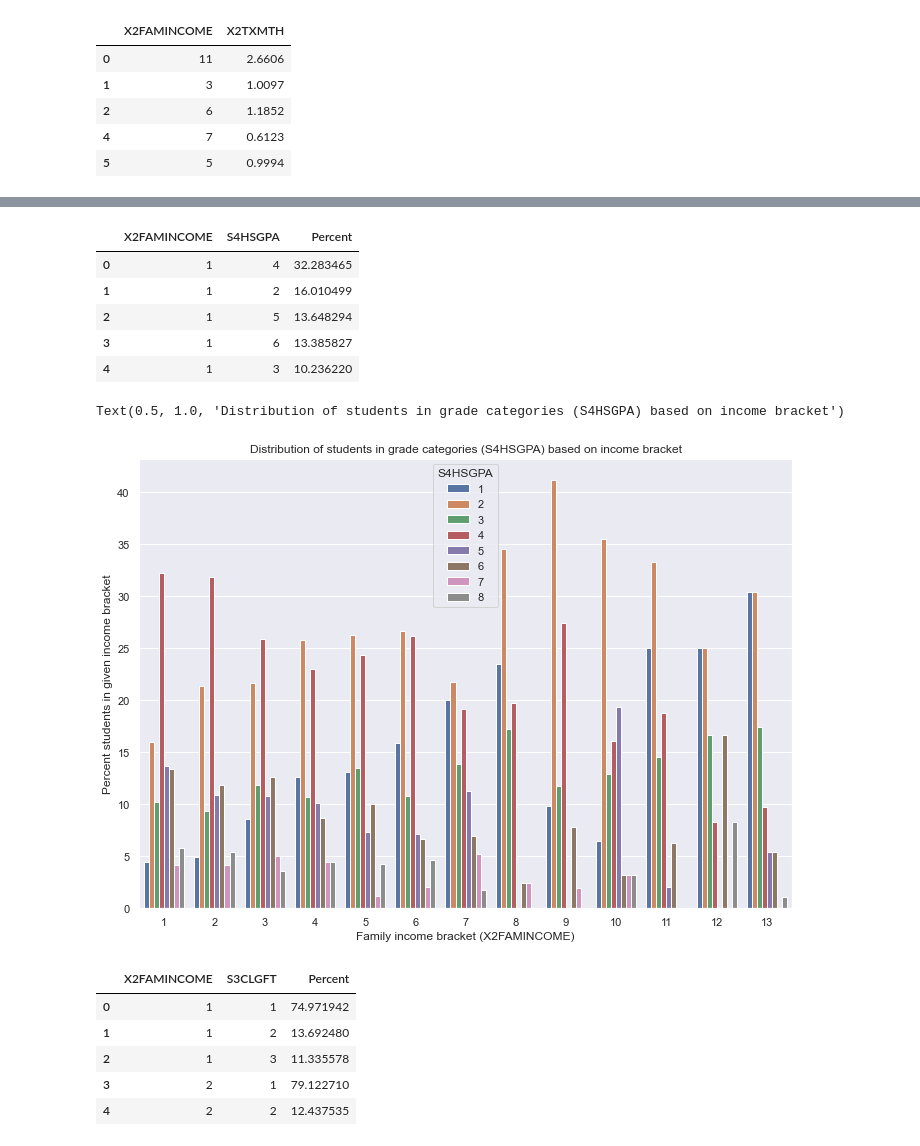
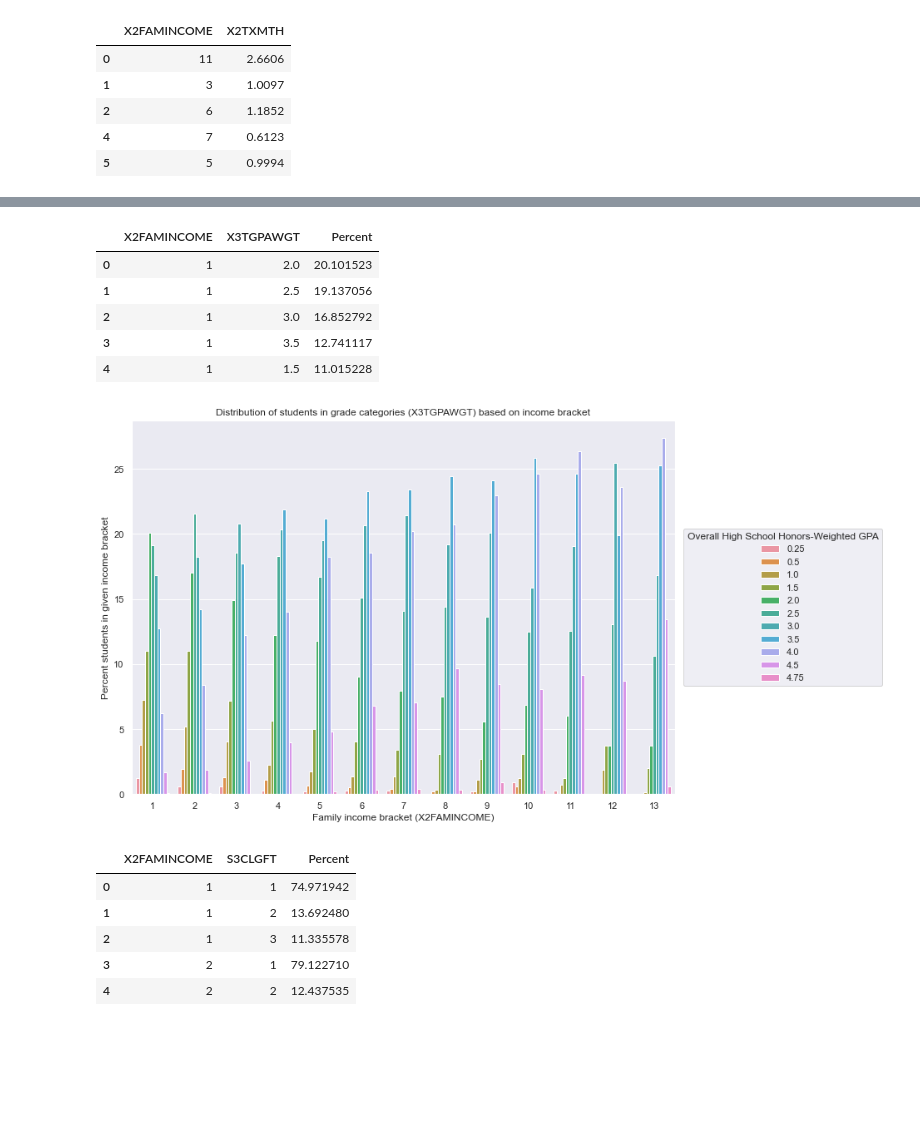
Before and after one commit to adamzuyang/Ursatech-Adam, a Jupyter notebook: HSLS Data Analysis, Academic Performance as Related to Family Income, Poverty, and Race.ipynb, the cells around one changed output, grey strips where cells are left out. Drawn from its saved outputs; the diff is of its cells as text; code cells hidden in the pictures; blank space fills up the shorter version.

Commit message:
get graphs

```diff
--- a/HSLS Data Analysis, Academic Performance as Related to Family Income, Poverty, and Race.ipynb
+++ b/HSLS Data Analysis, Academic Performance as Related to Family Income, Poverty, and Race.ipynb
@@ -101,13 +111,15 @@ sns.set(rc={'figure.figsize':(11.7, 8.27)})
 hsls_student = pd.read_csv('../data/HSLS_2017_Datasets/hsls_17_student.csv',
                            usecols=['STU_ID', 'X1SEX', 'X1RACE', 'X2FAMINCOME', 'X2POVERTY', 'X2TXMTH',
                                     'X2TXMSCR', 'X2TXMQUINT','X2TXMPROF1', 'X2TXMPROF2', 'X2TXMPROF3',
-                                    'X2TXMPROF4', 'X2TXMPROF5', 'S3CLGFT', 'S4HSGPA'])
+                                    'X2TXMPROF4', 'X2TXMPROF5', 'S3CLGFT', 'X3TGPAWGT'])
 # %%
 # Collect above variables into a single dataframe
 indicators = hsls_student[['STU_ID', 'X1SEX', 'X1RACE', 'X2FAMINCOME', 'X2POVERTY', 'X2TXMTH',
                            'X2TXMSCR', 'X2TXMQUINT','X2TXMPROF1', 'X2TXMPROF2', 'X2TXMPROF3',
-                           'X2TXMPROF4', 'X2TXMPROF5', 'S3CLGFT', 'S4HSGPA']]
+                           'X2TXMPROF4', 'X2TXMPROF5', 'S3CLGFT', 'X3TGPAWGT']]
 indicators.head()
+
+#indicators[indicators['X3TGPAWGT'] > -8.0000].describe()
 # %% [output]
 |  | STU_ID | X1SEX | X1RACE | X2FAMINCOME | X2POVERTY | X2TXMTH | X2TXMSCR | X2TXMQUINT | X2TXMPROF1 | ... |
 | 0 | 10001 | 1 | 8 | 11 | 0 | 2.6606 | 99.1403 | 5 | 1.0000 | ... |
@@ -122,7 +134,7 @@ indicators.head()
 # %%
 # All relevant variables
 academic_variables = ['X2TXMTH', 'X2TXMSCR', 'X2TXMQUINT', 'X2TXMPROF1', 'X2TXMPROF2', 'X2TXMPROF3',
-                      'X2TXMPROF4', 'X2TXMPROF5', 'S4HSGPA', 'S3CLGFT']
+                      'X2TXMPROF4', 'X2TXMPROF5', 'X3TGPAWGT', 'S3CLGFT']
 
 # All continuous variables (can be analyzed similarly)
 math_cont_variables = ['X2TXMTH', 'X2TXMSCR', 'X2TXMPROF1', 'X2TXMPROF2', 'X2TXMPROF3', 'X2TXMPROF4', 'X2TXMPROF5']
@@ -131,7 +143,7 @@ math_cont_variables = ['X2TXMTH', 'X2TXMSCR', 'X2TXMPROF1', 'X2TXMPROF2', 'X2TXM
 math_quintile = 'X2TXMQUINT'
 
 # Entire high school GPA
-gpa_variable = 'S4HSGPA'
+gpa_variable = 'X3TGPAWGT'
 
 # In college variable
 college_variable = 'S3CLGFT'
@@ -150,7 +162,7 @@ def analyze_income(income_num):
     income_quint['PERCENT'] = income_quint[math_quintile] / income_quint[math_quintile].sum() * 100
 
     income_gpa = income_academic[gpa_variable].value_counts().to_frame()
-    num_drop = len([i for i in income_gpa.index if i < 0])
+    num_drop = len([i for i in income_gpa.index if i < -7])
     income_gpa = income_gpa.sort_index().iloc[num_drop:]
     income_gpa['PERCENT'] = income_gpa[gpa_variable] / income_gpa[gpa_variable].sum() * 100
 
@@ -690,29 +824,33 @@ Text(0.5, 1.0, 'Mathematics theta score distribution based on family income brac
 [figure]
 # %%
-income_gpa = indicators[['X2FAMINCOME', 'S4HSGPA']].copy()
-income_gpa = income_gpa[(income_gpa['X2FAMINCOME'] > 0) & (income_gpa['S4HSGPA'] > 0)]
+income_gpa = indicators[['X2FAMINCOME', gpa_variable]].copy()
+income_gpa = income_gpa[(income_gpa['X2FAMINCOME'] > 0) & (income_gpa[gpa_variable] > 0)]
 income_gpa = (income_gpa
- .groupby('X2FAMINCOME')['S4HSGPA']
+ .groupby('X2FAMINCOME')[gpa_variable]
  .value_counts(normalize=True)
  .mul(100)
  .rename('Percent')
  .reset_index())
 income_gpa.head()
 # %% [output]
-|  | X2FAMINCOME | S4HSGPA | Percent |
-| 0 | 1 | 4 | 32.283465 |
-| 1 | 1 | 2 | 16.010499 |
-| 2 | 1 | 5 | 13.648294 |
-| 3 | 1 | 6 | 13.385827 |
-| 4 | 1 | 3 | 10.236220 |
+|  | X2FAMINCOME | X3TGPAWGT | Percent |
+| 0 | 1 | 2.0 | 20.101523 |
+| 1 | 1 | 2.5 | 19.137056 |
+| 2 | 1 | 3.0 | 16.852792 |
+| 3 | 1 | 3.5 | 12.741117 |
+| 4 | 1 | 1.5 | 11.015228 |
 # %%
 plt.figure()
-income_gpa_graph = sns.barplot(x="X2FAMINCOME", y="Percent", hue="S4HSGPA", data=income_gpa)
+income_gpa_graph = sns.barplot(x="X2FAMINCOME", y="Percent", hue=gpa_variable, data=income_gpa)
 income_gpa_graph.set(xlabel='Family income bracket (X2FAMINCOME)', ylabel='Percent students in given income bracket')
-income_gpa_graph.set_title('Distribution of students in grade categories (S4HSGPA) based on income bracket')
+income_gpa_graph.set_title('Distribution of students in grade categories (X3TGPAWGT) based on income bracket')
+income_gpa_graph.legend(
+    loc='center right',
+    bbox_to_anchor=(1.39, 0.5), ncol=1
+).set_title("Overall High School Honors-Weighted GPA")
+income_gpa_graph.get_figure().savefig("graphs/Income_GPA_BarPlot.png")
 # %% [output]
-Text(0.5, 1.0, 'Distribution of students in grade categories (S4HSGPA) based on income bracket')
-[figure, old version]
+[figure, new version]
 # %%
 income_college = indicators[['X2FAMINCOME', 'S3CLGFT']].copy()
 income_college = income_college[(income_college['X2FAMINCOME'] > 0) & (income_college['S3CLGFT'] > 0)]
```
Also changed, not shown: parts of 42 cells of this notebook, 50 other files.
